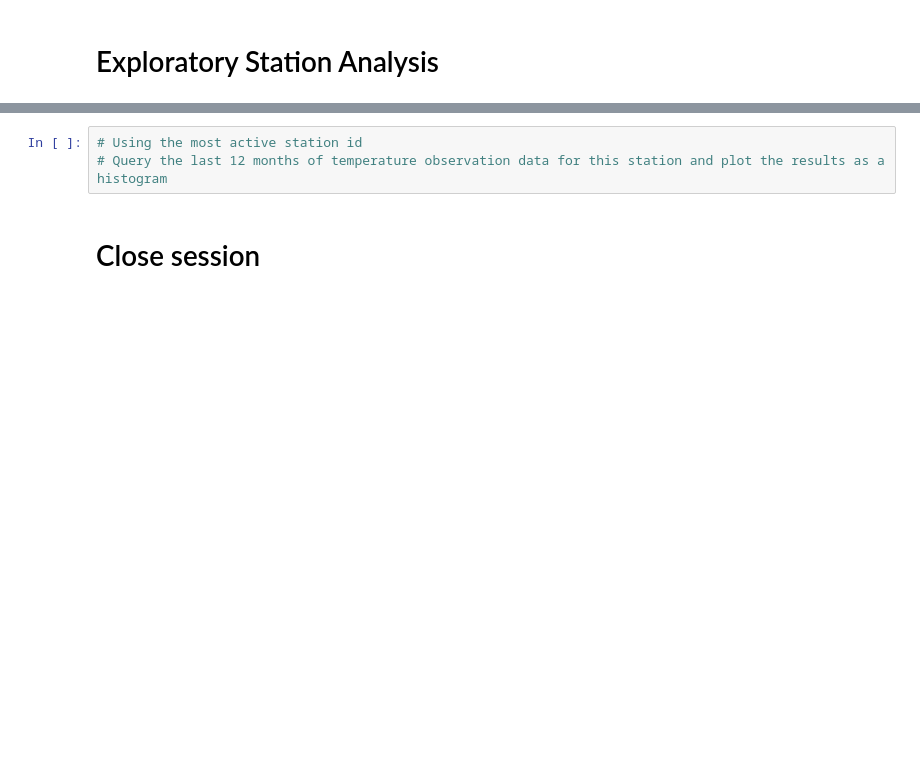
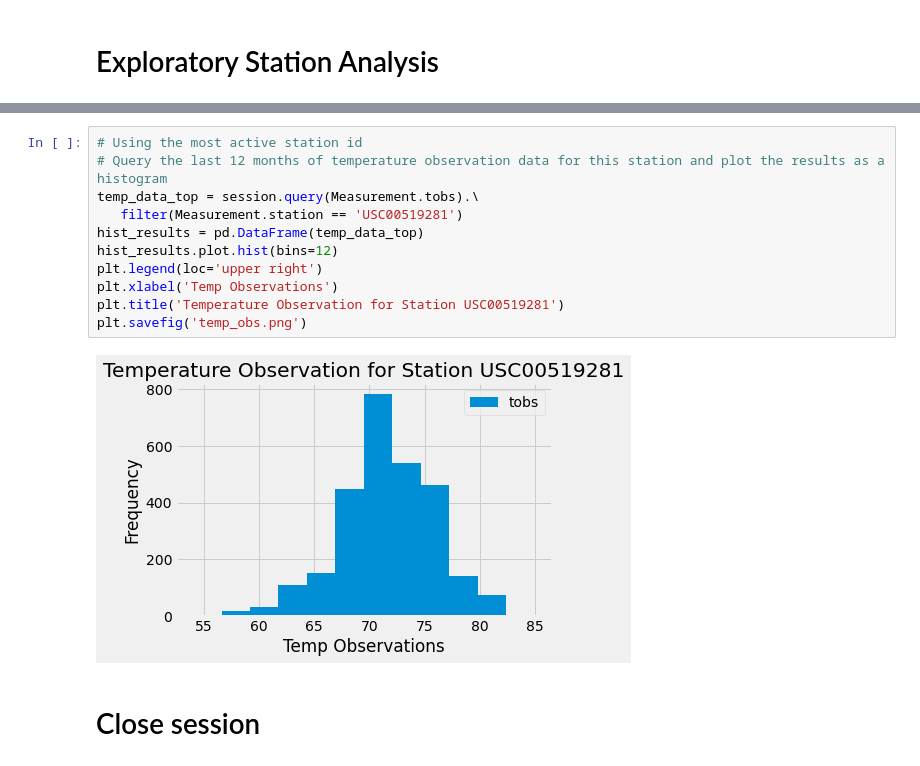
Before and after one commit to jinemec23/sqlalchemy-challenge, a Jupyter notebook: climate_starter.ipynb, the cells around one changed output, grey strips where cells are left out. Cells and saved outputs as stored; diff of their text form; blank space fills up the shorter version.

```diff
--- a/climate_starter.ipynb
+++ b/climate_starter.ipynb
@@ -114,6 +156,16 @@ AttributeError: 'NoneType' object has no attribute 'plot'
 # %%
 # Using the most active station id
 # Query the last 12 months of temperature observation data for this station and plot the results as a histogram
+temp_data_top = session.query(Measurement.tobs).\
+   filter(Measurement.station == 'USC00519281')
+hist_results = pd.DataFrame(temp_data_top)
+hist_results.plot.hist(bins=12)
+plt.legend(loc='upper right')
+plt.xlabel('Temp Observations')
+plt.title('Temperature Observation for Station USC00519281')
+plt.savefig('temp_obs.png')
+# %% [output]
+[figure, added]
 # %% [markdown]
 # Close session
 # %%
```
Also changed, not shown: parts of 9 cells of this notebook.
